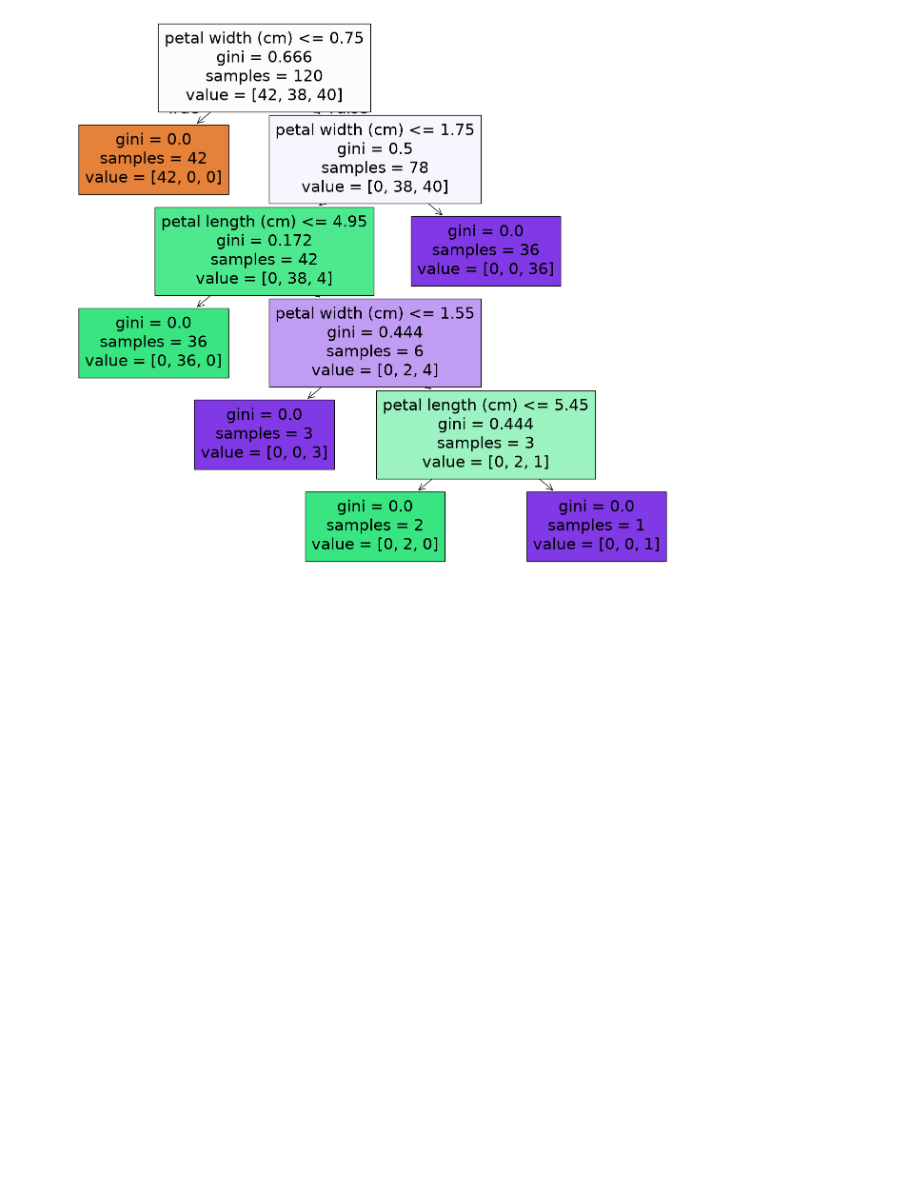
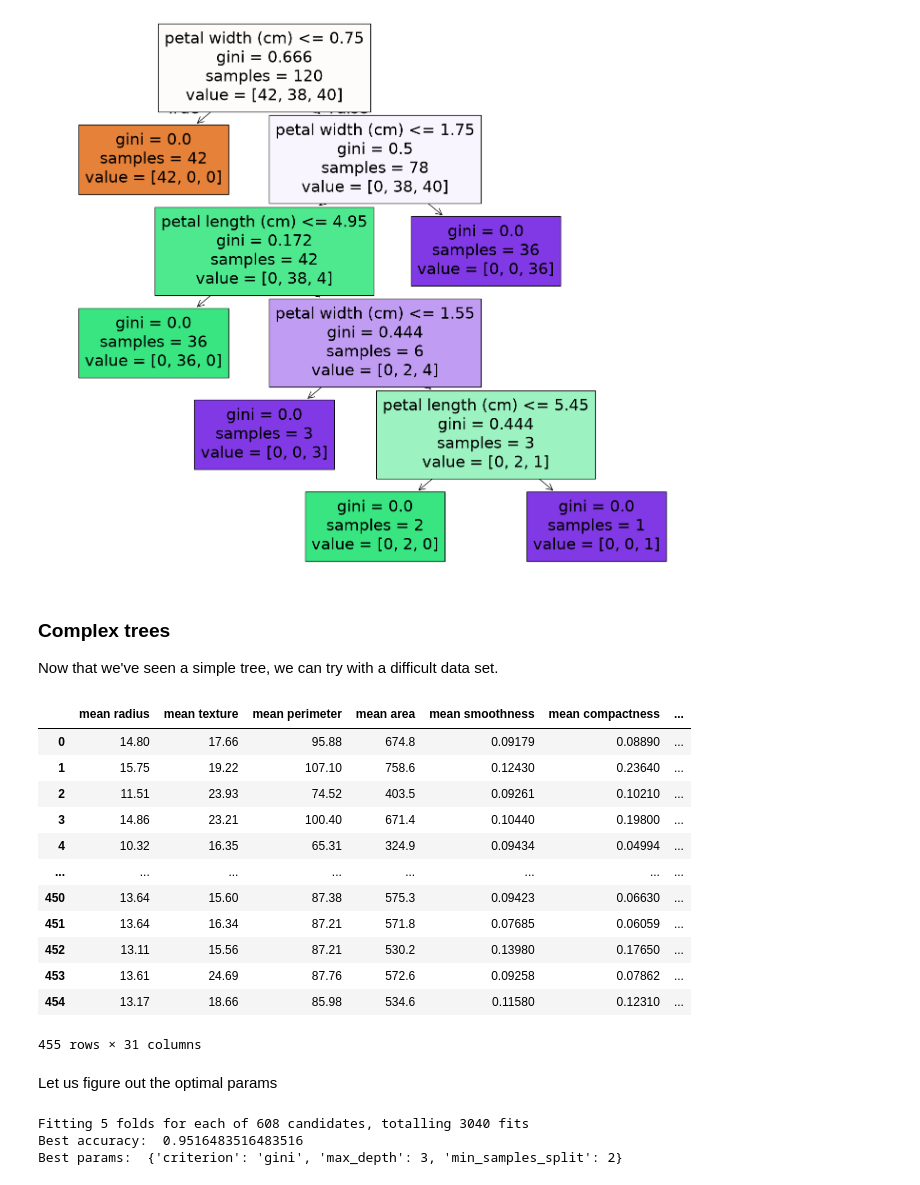
Before and after one commit to verholen-abigail/decTrees, a Jupyter notebook: decTree.ipynb, the cells around one changed output. Cells and saved outputs as stored; diff of their text form; code cells hidden in the pictures; blank space fills up the shorter version.

Commit message:
difficult at end

```diff
--- a/decTree.ipynb
+++ b/decTree.ipynb
@@ -510,3 +511,64 @@ plot_tree(clf, filled=True, feature_names=features)
 plt.show()
 # %% [output]
 [figure]
+# %% [markdown]
+### Complex trees
+
+Now that we've seen a simple tree, we can try with a difficult data set.
+# %%
+from sklearn.datasets import load_breast_cancer
+
+b_c = load_breast_cancer()
+data = pd.DataFrame(data=b_c.data, columns=b_c.feature_names)
+data['target'] = b_c.target
+
+# split into training and testing 80/20?
+data = data.sample(frac=1).reset_index(drop=True)
+
+split = int(0.8 * len(data))
+
+train = data[:split]
+test = data[split:]
+# only numerical features
+cat = []
+features = b_c.feature_names
+
+train
+# %% [output]
+|  | mean radius | mean texture | mean perimeter | mean area | mean smoothness | mean compactness | ... |
+| 0 | 14.80 | 17.66 | 95.88 | 674.8 | 0.09179 | 0.08890 | ... |
+| 1 | 15.75 | 19.22 | 107.10 | 758.6 | 0.12430 | 0.23640 | ... |
+| 2 | 11.51 | 23.93 | 74.52 | 403.5 | 0.09261 | 0.10210 | ... |
+| 3 | 14.86 | 23.21 | 100.40 | 671.4 | 0.10440 | 0.19800 | ... |
+| 4 | 10.32 | 16.35 | 65.31 | 324.9 | 0.09434 | 0.04994 | ... |
+| ... | ... | ... | ... | ... | ... | ... | ... |
+| 450 | 13.64 | 15.60 | 87.38 | 575.3 | 0.09423 | 0.06630 | ... |
+| 451 | 13.64 | 16.34 | 87.21 | 571.8 | 0.07685 | 0.06059 | ... |
+| 452 | 13.11 | 15.56 | 87.21 | 530.2 | 0.13980 | 0.17650 | ... |
+| 453 | 13.61 | 24.69 | 87.76 | 572.6 | 0.09258 | 0.07862 | ... |
+| 454 | 13.17 | 18.66 | 85.98 | 534.6 | 0.11580 | 0.12310 | ... |
+455 rows × 31 columns
+# %% [markdown]
+Let us figure out the optimal params
+# %%
+X_train, X_test, y_train, y_test = train_test_split(b_c.data, b_c.target , test_size=0.2, random_state = 99)
+
+new_clf = DecisionTreeClassifier(min_samples_split= 5, max_depth= 10)
+
+new_clf.fit(X_train, y_train)
+
+param_grid = {
+    'max_depth': range(1, 20, 1),
+    'min_samples_split': range(2, 50, 3),
+    'criterion': ["entropy", "gini"]
+}
+
+grid_search = GridSearchCV(estimator=new_clf, param_grid=param_grid, verbose=1)
+grid_search.fit(X_train, y_train)
+
+print("Best accuracy: ", grid_search.best_score_)
+print("Best params: ", grid_search.best_params_)
+# %% [output]
+Fitting 5 folds for each of 608 candidates, totalling 3040 fits
+Best accuracy:  0.9516483516483516
+Best params:  {'criterion': 'gini', 'max_depth': 3, 'min_samples_split': 2}
```
Also changed, not shown: parts of 8 cells of this notebook.
